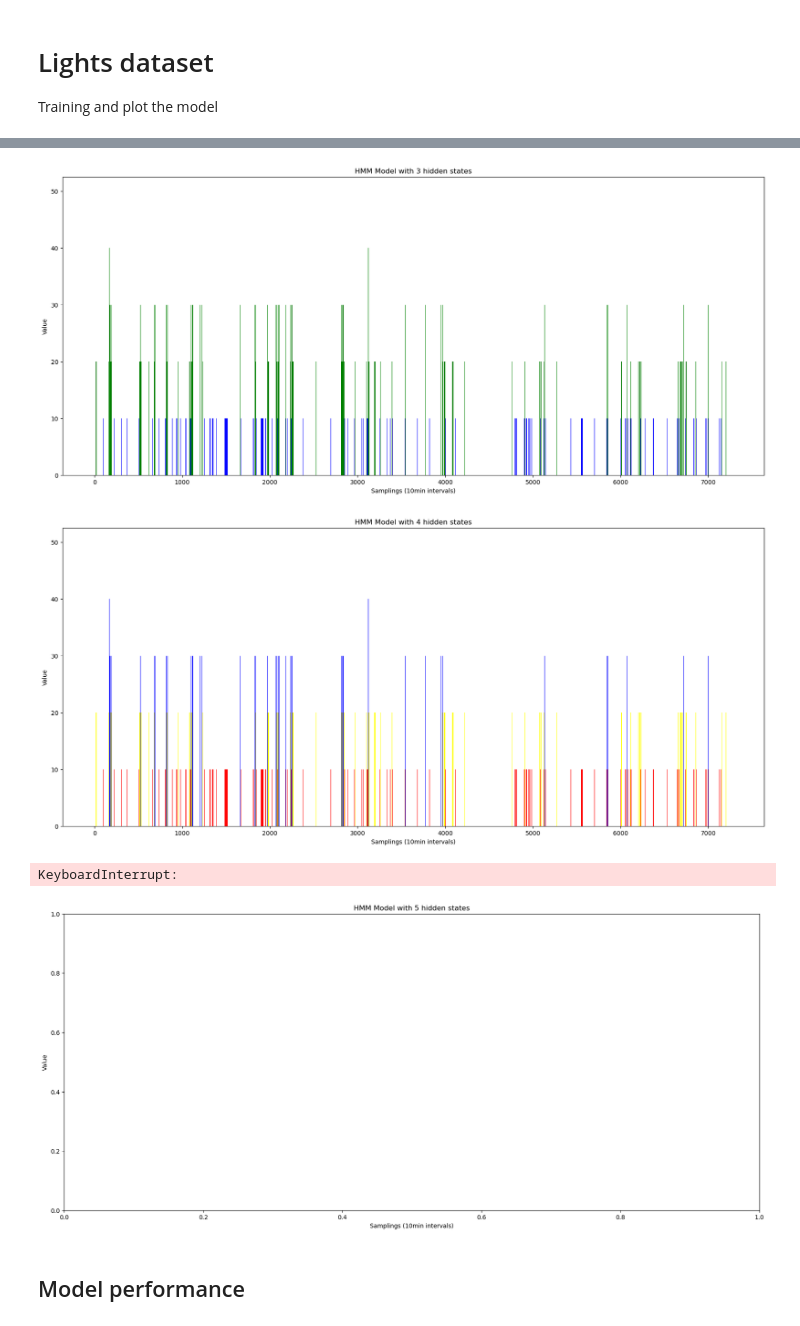
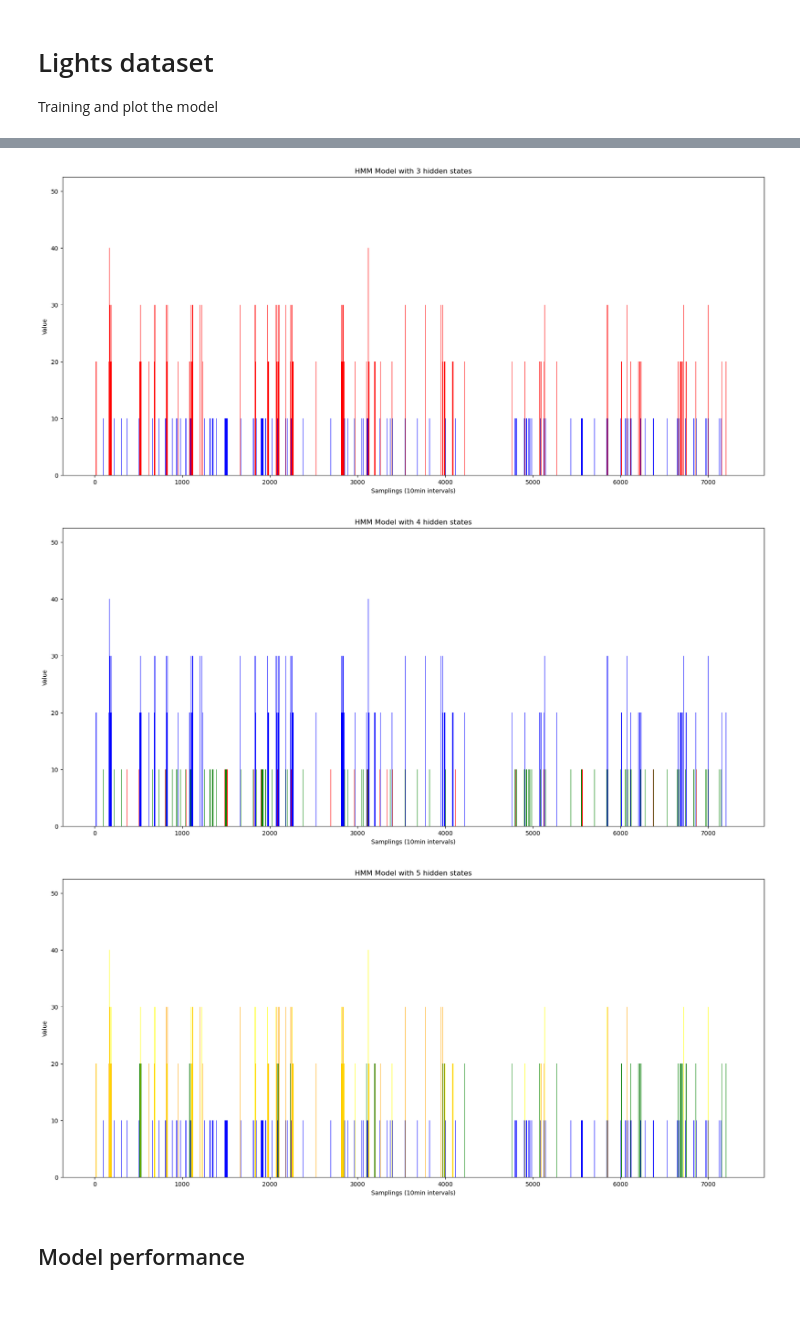
Before and after one commit to matteotolloso/ispr, a Jupyter notebook: midterm_2/hmm.ipynb, the cells around one changed output, grey strips where cells are left out. Saved outputs shown, nothing was run; the diff lists cells and outputs as text; code cells hidden in the pictures.

```diff
--- a/midterm_2/hmm.ipynb
+++ b/midterm_2/hmm.ipynb
@@ -16,9 +16,9 @@ def train_and_plot_single(
     ) -> np.array:
     # create and train an HMM model
     model = hmm.GaussianHMM(n_components=n_components)
-    model.fit(visible_sequence_train)
+    model.fit(visible_sequence_train, lengths=[len(visible_sequence_train)])
     # predict the most likely sequence of internal hidden state
-    prob, hidden_sequence = model.decode(visible_sequence_test, algorithm='viterbi')
+    prob, hidden_sequence = model.decode(visible_sequence_test, algorithm='viterbi', lengths=[len(visible_sequence_test)])
     if plot:
         # transform the numpy matrix into a 1-D list
         visible_sequence_test = [i[0] for i in visible_sequence_test]
@@ -91,8 +91,8 @@ for i in range(2, 6):
 # %% [markdown]
 ### Model selection
 # %%
-train = []
-validation = []
+train_app = []
+validation_app = []
 for i in range(1, 20):
     _, model = train_and_plot_single(
         visible_sequence_train=train_set_app,
@@ -100,8 +100,8 @@ for i in range(1, 20):
         n_components=i,
         plot=False
     )
-    train.append(model.score(train_set_app, lengths = [len(train_set_app) - 1] ))
-    validation.append(model.score(validation_set_app, lengths  = [len(train_set_app) - 1] ))
+    train_app.append(model.score(train_set_app, lengths = [len(train_set_app) - 1] ))
+    validation_app.append(model.score(validation_set_app, lengths  = [len(train_set_app) - 1] ))
 # %%
 # plot the train and validation scores
 plt.subplots(figsize=(21, 9))
@@ -117,17 +118,16 @@ plt.show()
 Training and plot the model
 # %%
 for i in range(2, 6):
-    _, model = train_and_plot_single(
+    _, _ = train_and_plot_single(
         visible_sequence_train=train_set_light,
         visible_sequence_test=validation_set_light,
         n_components=i
     )
 # %% [output]
 [figure]
-[figure, old version]
+[figure, new version]
-[figure, old version]
+[figure, new version]
-KeyboardInterrupt:
-[figure, old version]
+[figure, new version]
 # %% [markdown]
 ## Model performance
 # %%
```
Also changed, not shown: parts of 6 cells of this notebook.
